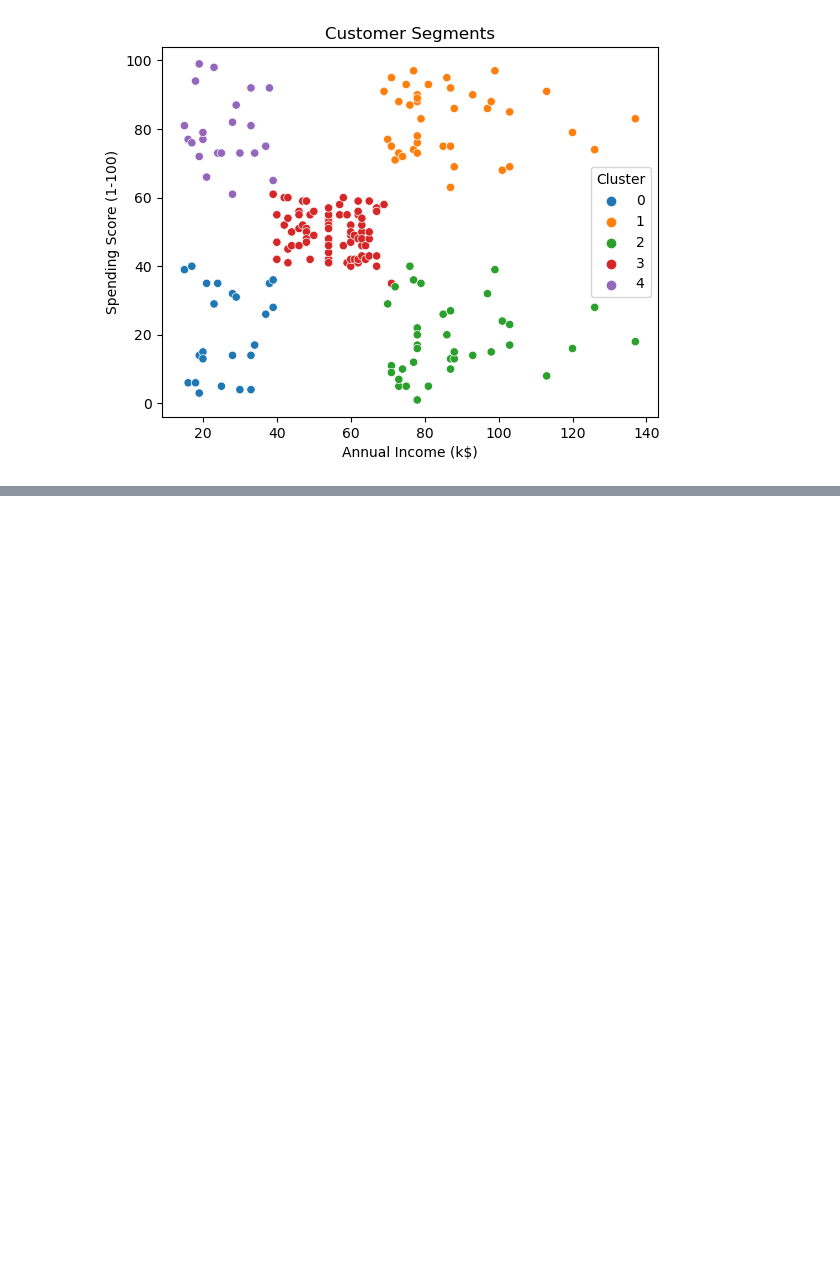
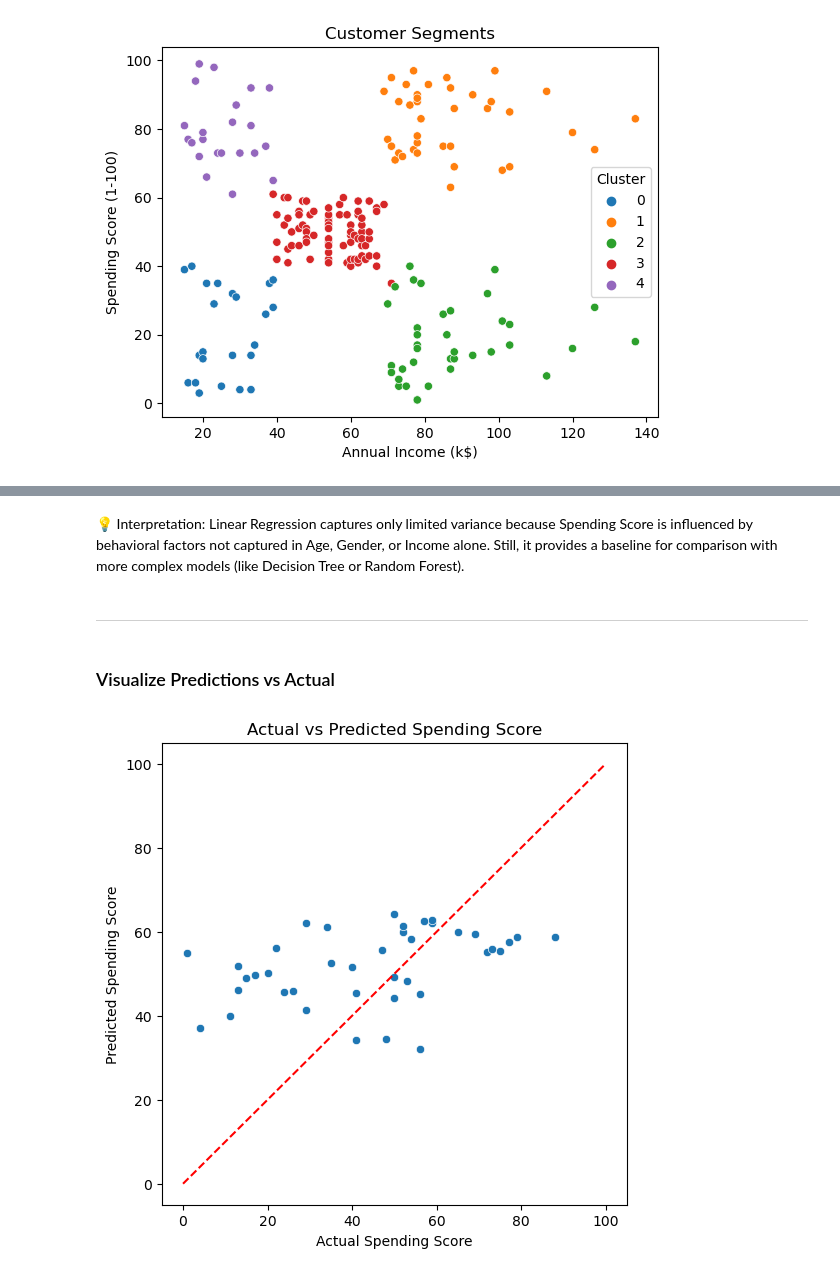
Before and after one commit to donunobunjo/customer_analysis_prediction_and_segmentation, a Jupyter notebook: Customer_Analysis_Prediction_Segmentation.ipynb, the cells around one changed output, grey strips where cells are left out. Drawn from its saved outputs; the diff is of its cells as text; code cells hidden in the pictures; blank space fills up the shorter version.

Commit message:
Linear Regression Implementation

```diff
--- a/Customer_Analysis_Prediction_Segmentation.ipynb
+++ b/Customer_Analysis_Prediction_Segmentation.ipynb
@@ -276,0 +301,7 @@ plt.show()
+# %%
+# Define features (X) and target (y
+X = df[['Gender', 'Age', 'Annual Income (k$)']]
+y = df['Spending Score (1-100)']
+# %%
+# Split into training and test sets
+X_train, X_test, y_train, y_test = train_test_split(X, y, test_size=0.2, random_state=42)
@@ -276,0 +310,3 @@ plt.show()
+# %%
+model = LinearRegression()
+model.fit(X_train, y_train)
@@ -276,0 +329,2 @@ plt.show()
+# %%
+y_pred = model.predict(X_test)
@@ -276,0 +351,18 @@ plt.show()
+# %% [markdown]
+💡 Interpretation:
+Linear Regression captures only limited variance because Spending Score is influenced by behavioral factors not captured in Age, Gender, or Income alone.
+Still, it provides a baseline for comparison with more complex models (like Decision Tree or Random Forest).
+# %% [markdown]
+-----
+# %% [markdown]
+### Visualize Predictions vs Actual
+# %%
+plt.figure(figsize=(6,6))
+sns.scatterplot(x=y_test, y=y_pred)
+plt.xlabel("Actual Spending Score")
+plt.ylabel("Predicted Spending Score")
+plt.title("Actual vs Predicted Spending Score")
+plt.plot([0,100],[0,100],'r--')
+plt.show()
+# %% [output]
+[figure, added]
```
Also changed, not shown: parts of 28 cells of this notebook, 1 other file.
